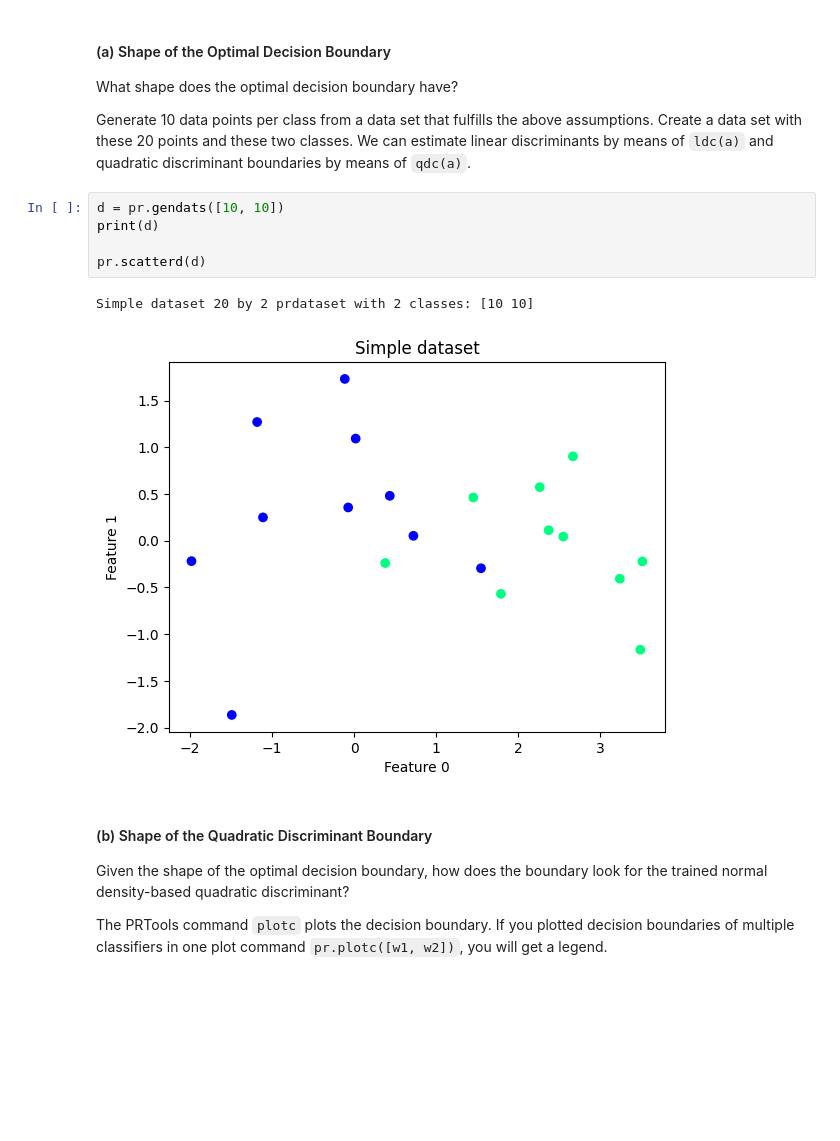
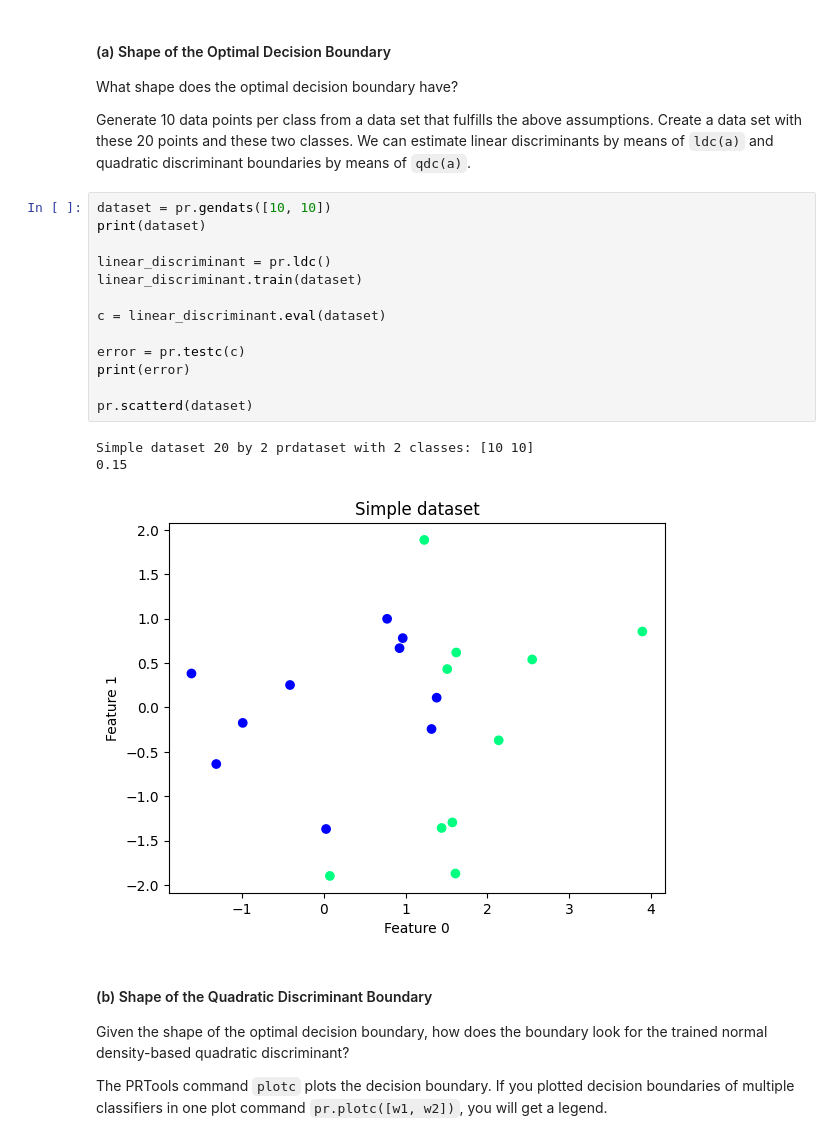
Before and after one commit to RensDur/DSAIT4005-Machine-and-Deep-Learning, a Jupyter notebook: Assignment-1.ipynb, the cells around one changed output. Drawn from its saved outputs; the diff is of its cells as text; blank space fills up the shorter version.

```diff
--- a/Assignment-1.ipynb
+++ b/Assignment-1.ipynb
@@ -505,14 +505,23 @@ Consider two 2D normal distributions with different means but equal covariance m
 What shape does the optimal decision boundary have?
 
 Generate 10 data points per class from a data set that fulfills the above assumptions. Create a data set with these 20 points and these two classes. We can estimate linear discriminants by means of `ldc(a)` and quadratic discriminant boundaries by means of `qdc(a)`.
-# %%
-d = pr.gendats([10, 10])
-print(d)
-
-pr.scatterd(d)
-# %% [output]
-Simple dataset 20 by 2 prdataset with 2 classes: [10 10]
-[figure, removed]
+# %%
+dataset = pr.gendats([10, 10])
+print(dataset)
+
+linear_discriminant = pr.ldc()
+linear_discriminant.train(dataset)
+
+c = linear_discriminant.eval(dataset)
+
+error = pr.testc(c)
+print(error)
+
+pr.scatterd(dataset)
+# %% [output]
+Simple dataset 20 by 2 prdataset with 2 classes: [10 10]
+0.15
+[figure, added]
 # %% [markdown]
 #### (b) Shape of the Quadratic Discriminant Boundary
 
```
Also changed, not shown: parts of 2 cells of this notebook.
